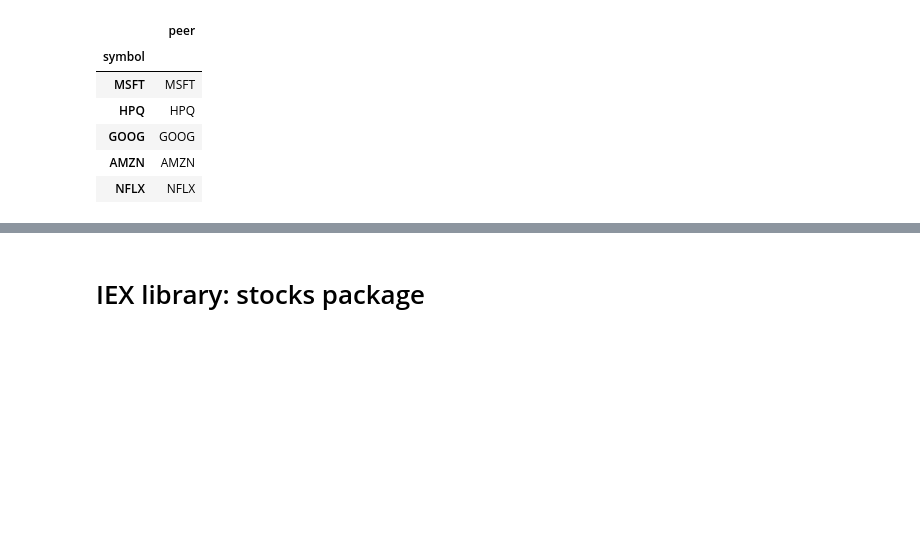
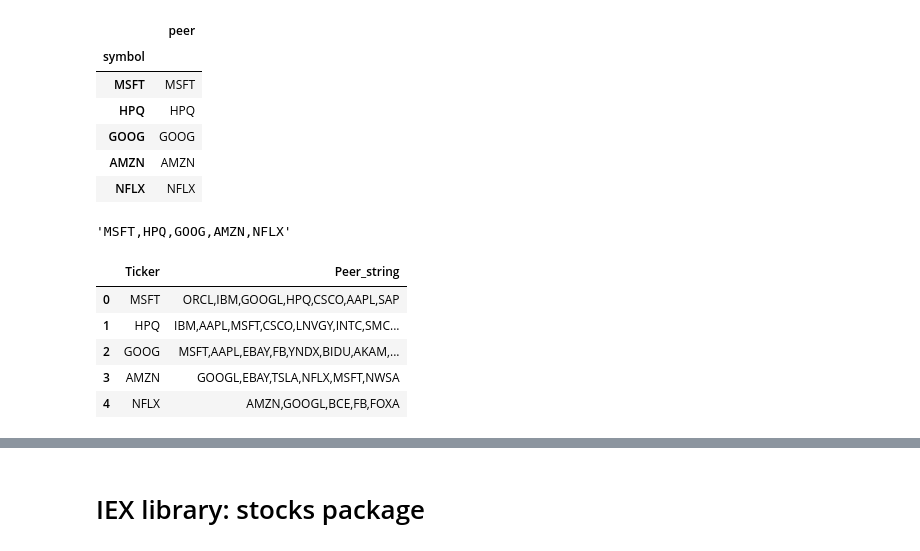
Before and after one commit to bofflord/stock-screener, a Jupyter notebook: src/iexcloud_api.ipynb, the cells around one changed output, grey strips where cells are left out. Saved outputs shown, nothing was run; the diff lists cells and outputs as text; code cells hidden in the pictures; blank space fills up the shorter version.

```diff
--- a/src/iexcloud_api.ipynb
+++ b/src/iexcloud_api.ipynb
@@ -36,10 +37,10 @@ iex_api_key_stable = config.get('iexcloud_stable','api_key')
 # Initialize IEX Cloud API Connection
 # %%
 # create Client with Sandbox API key and version
-iex_c = p.Client(api_token=iex_api_key_sandbox, version = 'sandbox')
+#iex_c = p.Client(api_token=iex_api_key_sandbox, version = 'sandbox')
 
 # create Client subscribed API key and version
-#iex_c = p.Client(api_token=iex_api_key_stable, version = 'stable')
+iex_c = p.Client(api_token=iex_api_key_stable, version = 'stable')
 # %% [markdown]
 # Test API connectivity and get test data
 # %%
@@ -178,3 +181,23 @@ iex_c.peersDF('AAPL')
 | GOOG | GOOG |
 | AMZN | AMZN |
 | NFLX | NFLX |
+# %%
+peer_string = (',').join(peer_df['peer'].values)
+peer_string
+# %% [output]
+'MSFT,HPQ,GOOG,AMZN,NFLX'
+# %%
+symbol_list = ['MSFT','HPQ','GOOG','AMZN','NFLX']
+peer_dict = {}
+for symbol in symbol_list:
+    peer_dict[symbol] = (',').join(iex_c.peersDF(symbol).peer.values)
+peer_df = pd.DataFrame.from_dict(peer_dict, orient='index').reset_index()
+peer_df.columns = ['Ticker', 'Peer_string']
+peer_df
+# %% [output]
+|  | Ticker | Peer_string |
+| 0 | MSFT | ORCL,IBM,GOOGL,HPQ,CSCO,AAPL,SAP |
+| 1 | HPQ | IBM,AAPL,MSFT,CSCO,LNVGY,INTC,SMC... |
+| 2 | GOOG | MSFT,AAPL,EBAY,FB,YNDX,BIDU,AKAM,... |
+| 3 | AMZN | GOOGL,EBAY,TSLA,NFLX,MSFT,NWSA |
+| 4 | NFLX | AMZN,GOOGL,BCE,FB,FOXA |
```
Also changed, not shown: parts of 9 cells of this notebook, 22 other files.
